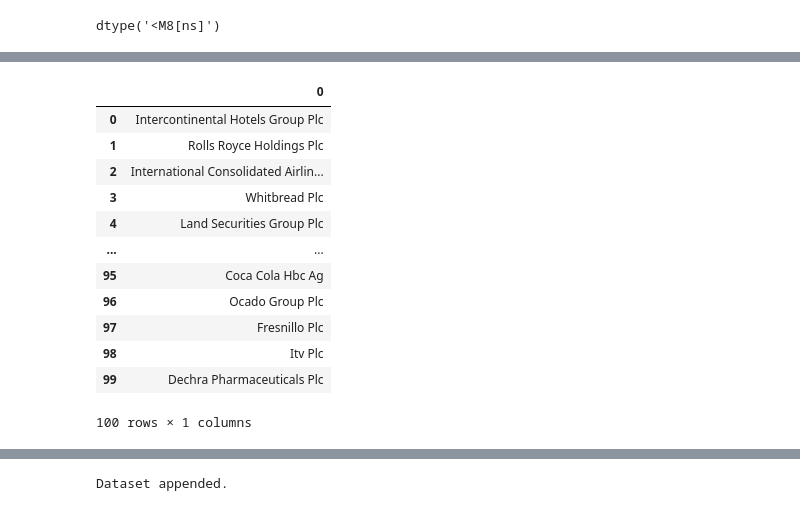
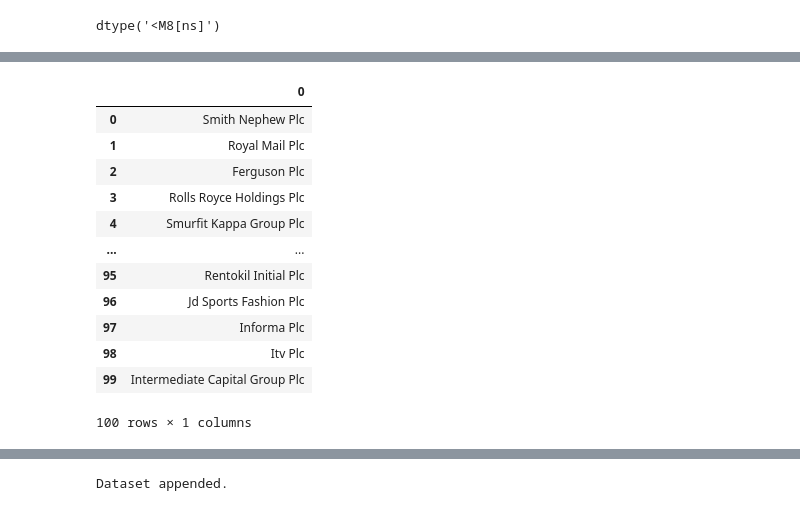
Before and after one commit to aaAbdulkadir/DataPortfolio, a Jupyter notebook: beautifulsoup.ipynb, the cells around one changed output, grey strips where cells are left out. Saved outputs shown, nothing was run; the diff lists cells and outputs as text; code cells hidden in the pictures.

```diff
--- a/beautifulsoup.ipynb
+++ b/beautifulsoup.ipynb
@@ -194,5 +176,0 @@ links = list(dict.fromkeys(links))
-# %%
-x = 0
-for link in links:
-    print(f'{x}: {link}')
-    x += 1
@@ -217,6 +176,0 @@ for link in links:
-# %%
-# three links for LSEG. Clean data
-final_link_list = []
-for link in links:
-    if re.search('^stock/', link):
-        final_link_list.append(link)
@@ -232,7 +188,7 @@ volume, turnover, eps, issue_date, date = ([] for i in range(5))
 # %%
 # get page of each link
 n = 0
-url = f'https://www.londonstockexchange.com/{final_link_list[n]}'
+url = f'https://www.londonstockexchange.com/{links[n]}'
 website = requests.get(url).text
 soup = BeautifulSoup(website, 'lxml')
 # %%
@@ -310,7 +266,7 @@ def variables():
     for x in date_of_stock_data:
         date.append(x.text)
 # %%
-for link in final_link_list:
+for link in links:
     url = f'https://www.londonstockexchange.com/{link}'
     website = requests.get(url).text
     soup = BeautifulSoup(website, 'lxml')
@@ -415,19 +371,19 @@ def rename(link):
     cleaned_name = semi_cleaned_name[x:].replace('-', ' ').title()
     return cleaned_name
 # %%
-pd.DataFrame([rename(x) for x in final_link_list])
+pd.DataFrame([rename(x) for x in links])
 # %% [output]
 |  | 0 |
-| 0 | Intercontinental Hotels Group Plc |
-| 1 | Rolls Royce Holdings Plc |
-| 2 | International Consolidated Airlin... |
-| 3 | Whitbread Plc |
-| 4 | Land Securities Group Plc |
+| 0 | Smith Nephew Plc |
+| 1 | Royal Mail Plc |
+| 2 | Ferguson Plc |
+| 3 | Rolls Royce Holdings Plc |
+| 4 | Smurfit Kappa Group Plc |
 | ... | ... |
-| 95 | Coca Cola Hbc Ag |
-| 96 | Ocado Group Plc |
-| 97 | Fresnillo Plc |
+| 95 | Rentokil Initial Plc |
+| 96 | Jd Sports Fashion Plc |
+| 97 | Informa Plc |
 | 98 | Itv Plc |
-| 99 | Dechra Pharmaceuticals Plc |
+| 99 | Intermediate Capital Group Plc |
 100 rows × 1 columns
 # %%
```
Also changed, not shown: parts of 85 cells of this notebook.
